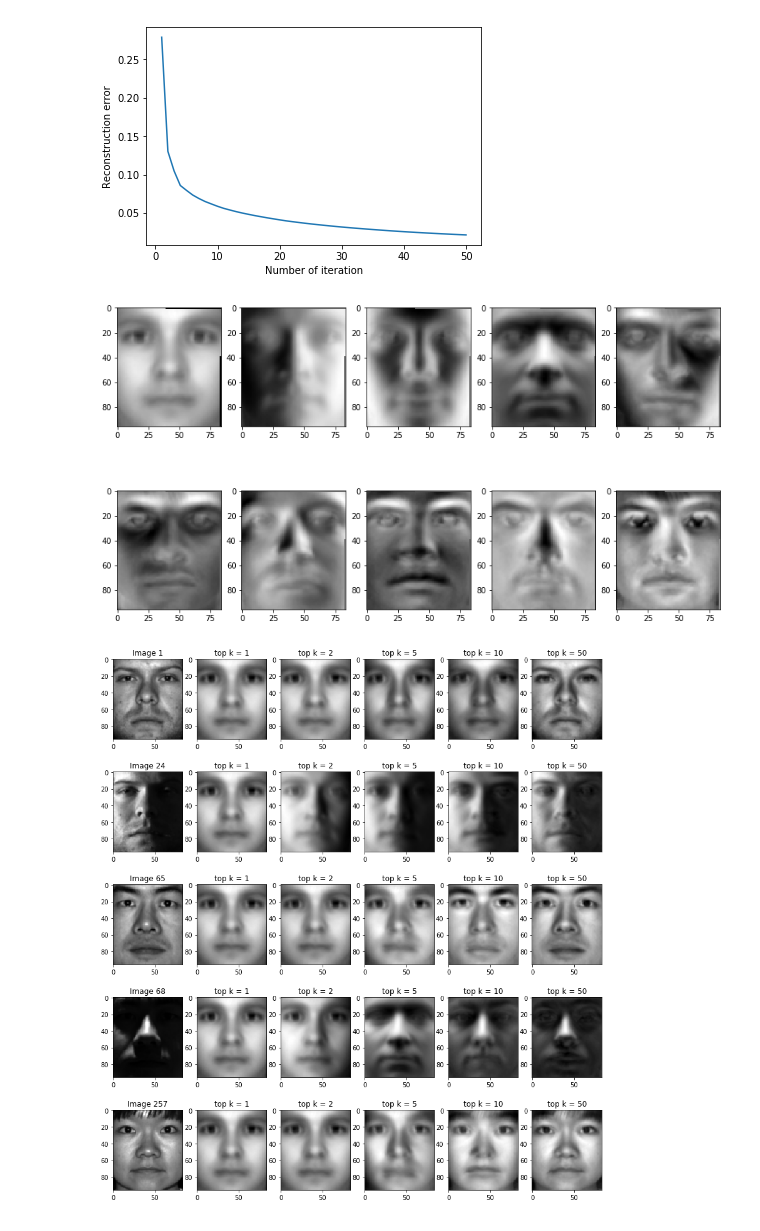
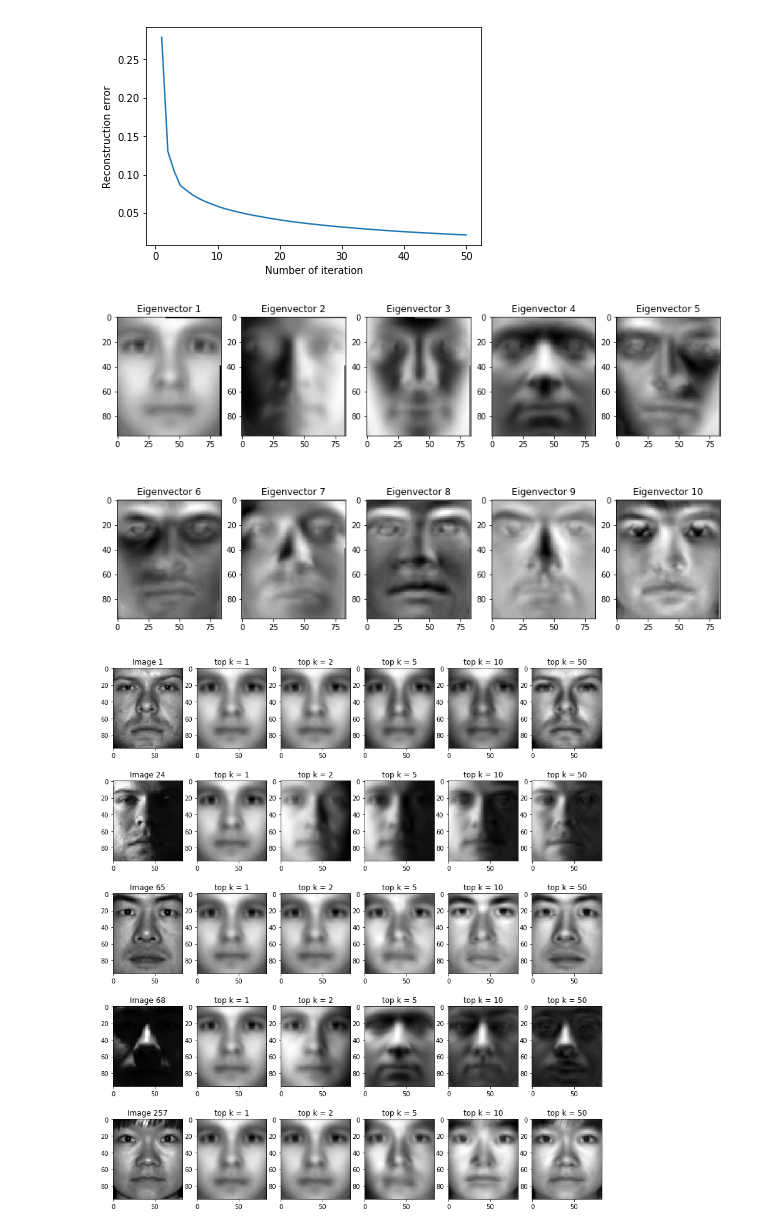
Before and after one commit to januaryshen/cse547_hw, a Jupyter notebook: hw2_code/HW2_P1bc.ipynb, the cells around one changed output. Drawn from its saved outputs; the diff is of its cells as text; code cells hidden in the pictures.

```diff
--- a/hw2_code/HW2_P1bc.ipynb
+++ b/hw2_code/HW2_P1bc.ipynb
@@ -69,18 +70,19 @@ plt.show()
 # %%
 #P1c-1
 
 columns = 5
 rows = 2
 fig=plt.figure(figsize=(14, 8))
 
 for i in range(1,10 + 1):
     img = v[:,i-1].astype(np.float).reshape(84,96)
     img = ndimage.rotate(img, 270)
     fig.add_subplot(rows, columns, i)
+    plt.title("Eigenvector " + str(i))
     plt.imshow(img, cmap = 'gray')
 plt.show()
 # %% [output]
-[figure, old version]
+[figure, new version]
 # %%
 # P1c-2
 # 1: blurred image of a face
```
Also changed, not shown: parts of 1 cell of this notebook, 9 other files.
